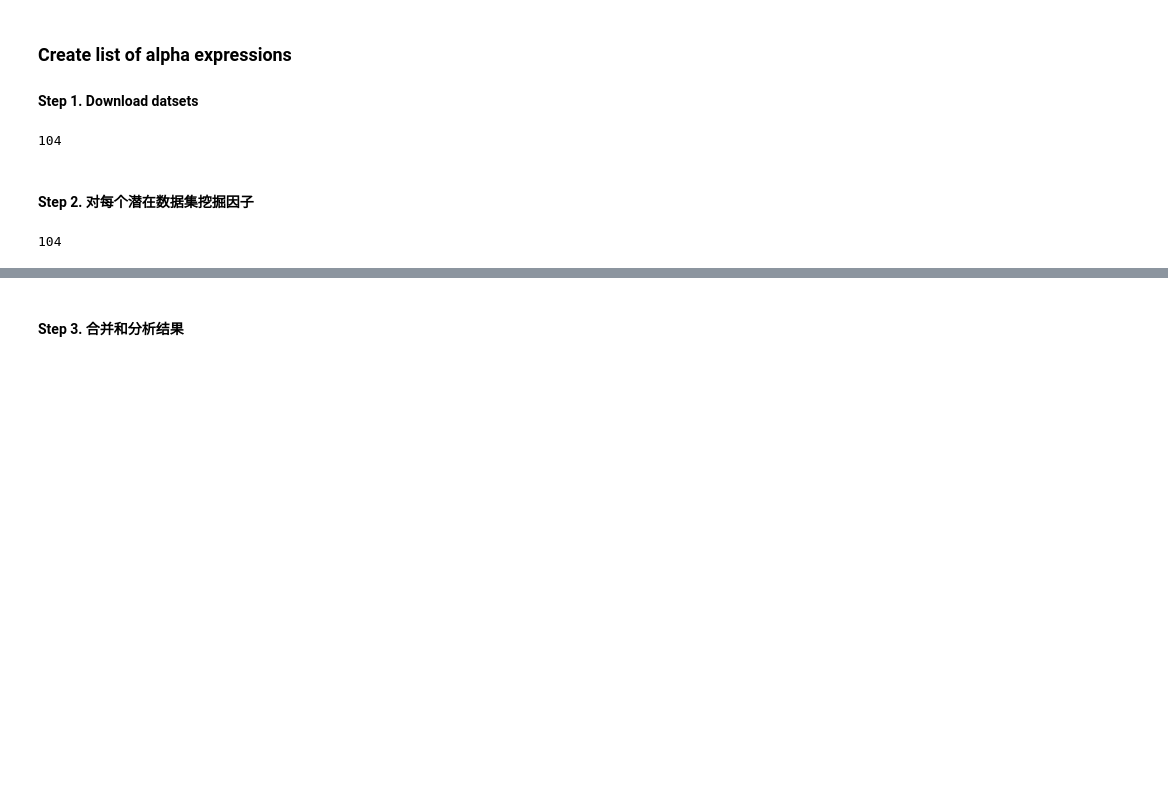
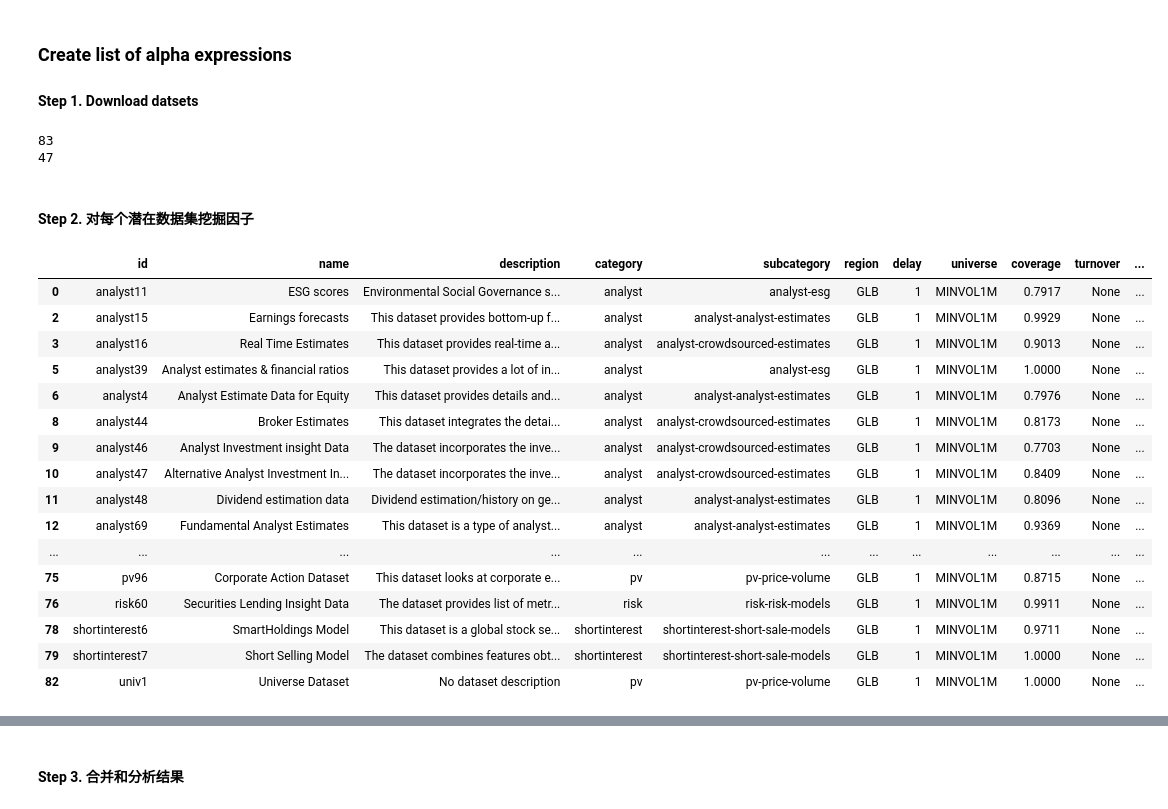
Before and after one commit to Yiyang-Xu/WorldQuant_alpha_creation_engine, a Jupyter notebook: Yiyang_ACE.ipynb, the cells around one changed output, grey strips where cells are left out. Drawn from its saved outputs; the diff is of its cells as text; code cells hidden in the pictures; blank space fills up the shorter version.

Commit message:
updated datasets

```diff
--- a/Yiyang_ACE.ipynb
+++ b/Yiyang_ACE.ipynb
@@ -33,22 +56,27 @@ def load_progress(filename='progress.json'):
 # %%
 datasets_df = hf.get_datasets(s) # by default we load all datasets USA TOP3000 delay 1
 # datasets_df.tail() # DataFrame.head() shows first 5 rows of the dataframe
-# print(len(datasets_df))
+print(len(datasets_df))
+
 
 # 筛选潜在数据集
 potential_datasets_df = datasets_df[
     (datasets_df["delay"] == 1) &
-    (datasets_df["coverage"] > 0.8) & (datasets_df["coverage"] <= 1) &
+    (datasets_df["coverage"] > 0.7) & (datasets_df["coverage"] <= 1) &
     (datasets_df["fieldCount"] > 0) & (datasets_df["fieldCount"] < 3000) &
     (datasets_df["region"] == 'GLB') &
-    (datasets_df["universe"] == 'TOP3000')
+    (datasets_df["universe"] == 'MINVOL1M')
     # (datasets_df["userCount"] > 0) & (datasets_df["userCount"] < 100) &
     # (datasets_df["valueScore"] > 1) & (datasets_df["valueScore"] < 10)
 ]
 
+region = 'GLB'  # 可以根据需要更改区域
+factor_expression = 'ts_zscore({},12)'  # 可以根据需要更改因子表达式
+
 print(len(potential_datasets_df))
 # %% [output]
-104
+83
+47
 # %% [markdown]
 #### Step 2. 对每个潜在数据集挖掘因子
 # %%
@@ -93,6 +133,22 @@ def simulate_factors(dataset_id, progress):
-# %%
-print(len(potential_datasets_df.id.values))
-# %% [output]
-104
+# %%
+potential_datasets_df
+# %% [output]
+|  | id | name | description | category | subcategory | region | delay | universe | coverage | turnover | ... |
+| 0 | analyst11 | ESG scores | Environmental Social Governance s... | analyst | analyst-esg | GLB | 1 | MINVOL1M | 0.7917 | None | ... |
+| 2 | analyst15 | Earnings forecasts | This dataset provides bottom-up f... | analyst | analyst-analyst-estimates | GLB | 1 | MINVOL1M | 0.9929 | None | ... |
+| 3 | analyst16 | Real Time Estimates | This dataset provides real-time a... | analyst | analyst-crowdsourced-estimates | GLB | 1 | MINVOL1M | 0.9013 | None | ... |
+| 5 | analyst39 | Analyst estimates & financial ratios | This dataset provides a lot of in... | analyst | analyst-esg | GLB | 1 | MINVOL1M | 1.0000 | None | ... |
+| 6 | analyst4 | Analyst Estimate Data for Equity | This dataset provides details and... | analyst | analyst-analyst-estimates | GLB | 1 | MINVOL1M | 0.7976 | None | ... |
+| 8 | analyst44 | Broker Estimates | This dataset integrates the detai... | analyst | analyst-crowdsourced-estimates | GLB | 1 | MINVOL1M | 0.8173 | None | ... |
+| 9 | analyst46 | Analyst Investment insight Data | The dataset incorporates the inve... | analyst | analyst-crowdsourced-estimates | GLB | 1 | MINVOL1M | 0.7703 | None | ... |
+| 10 | analyst47 | Alternative Analyst Investment In... | The dataset incorporates the inve... | analyst | analyst-crowdsourced-estimates | GLB | 1 | MINVOL1M | 0.8409 | None | ... |
+| 11 | analyst48 | Dividend estimation data | Dividend estimation/history on ge... | analyst | analyst-analyst-estimates | GLB | 1 | MINVOL1M | 0.8096 | None | ... |
+| 12 | analyst69 | Fundamental Analyst Estimates | This dataset is a type of analyst... | analyst | analyst-analyst-estimates | GLB | 1 | MINVOL1M | 0.9369 | None | ... |
+| ... | ... | ... | ... | ... | ... | ... | ... | ... | ... | ... | ... |
+| 75 | pv96 | Corporate Action Dataset | This dataset looks at corporate e... | pv | pv-price-volume | GLB | 1 | MINVOL1M | 0.8715 | None | ... |
+| 76 | risk60 | Securities Lending Insight Data | The dataset provides list of metr... | risk | risk-risk-models | GLB | 1 | MINVOL1M | 0.9911 | None | ... |
+| 78 | shortinterest6 | SmartHoldings Model | This dataset is a global stock se... | shortinterest | shortinterest-short-sale-models | GLB | 1 | MINVOL1M | 0.9711 | None | ... |
+| 79 | shortinterest7 | Short Selling Model | The dataset combines features obt... | shortinterest | shortinterest-short-sale-models | GLB | 1 | MINVOL1M | 1.0000 | None | ... |
+| 82 | univ1 | Universe Dataset | No dataset description | pv | pv-price-volume | GLB | 1 | MINVOL1M | 1.0000 | None | ... |
 # %%
 # 加载进度字典
```
Also changed, not shown: parts of 12 cells of this notebook, 16 other files.
